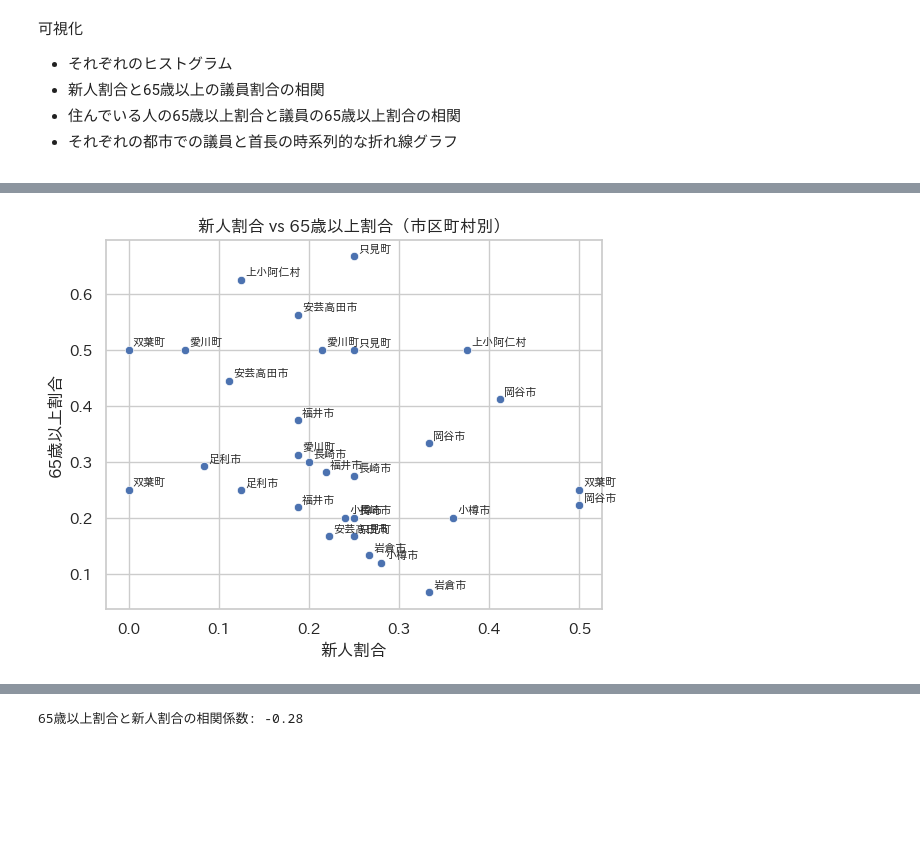
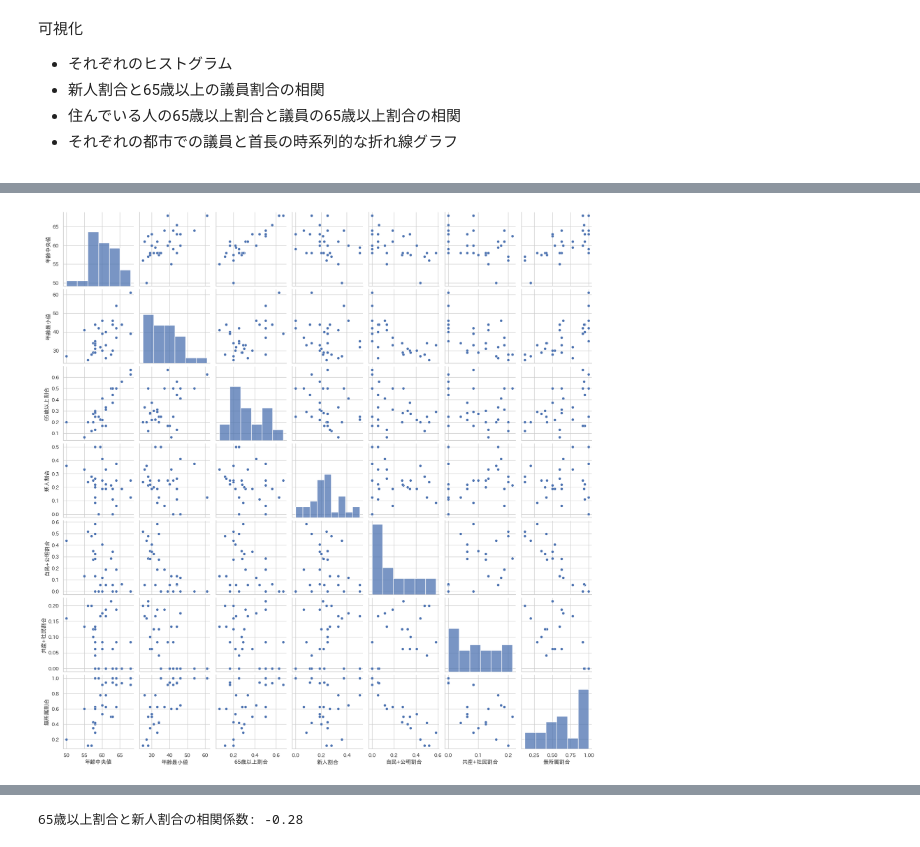
Before and after one commit to shun217/Statistics-Competition_Local-government-policy, a Jupyter notebook: testdata_pre.ipynb, the cells around one changed output, grey strips where cells are left out. Cells and saved outputs as stored; diff of their text form; code cells hidden in the pictures; blank space fills up the shorter version.

```diff
--- a/testdata_pre.ipynb
+++ b/testdata_pre.ipynb
@@ -131,19 +108,5 @@ plt.show()
-# %%
-# 散布図
-sns.scatterplot(data=counciler_df, x="新人割合", y="65歳以上割合")
-
-# 各点に市区町村名をラベル表示
-for i, row in counciler_df.iterrows():
-    plt.annotate(row["市区町村"],
-                 (row["新人割合"], row["65歳以上割合"]),
-                 fontsize=8,       # 文字サイズ
-                 xytext=(3,3),     # 文字の位置微調整
-                 textcoords="offset points")
-
-
-plt.xlabel("新人割合")
-plt.ylabel("65歳以上割合")
-plt.title("新人割合 vs 65歳以上割合（市区町村別）")
-plt.show()
-# %% [output]
-[figure, removed]
+# %%
+sns.pairplot(counciler_df[["年齢中央値", "年齢最小値", "65歳以上割合", "新人割合", "自民+公明割合", "共産+社民割合", "無所属割合"]])
+plt.show()
+# %% [output]
+[figure, added]
```
Also changed, not shown: parts of 42 cells of this notebook, 1 other file.
